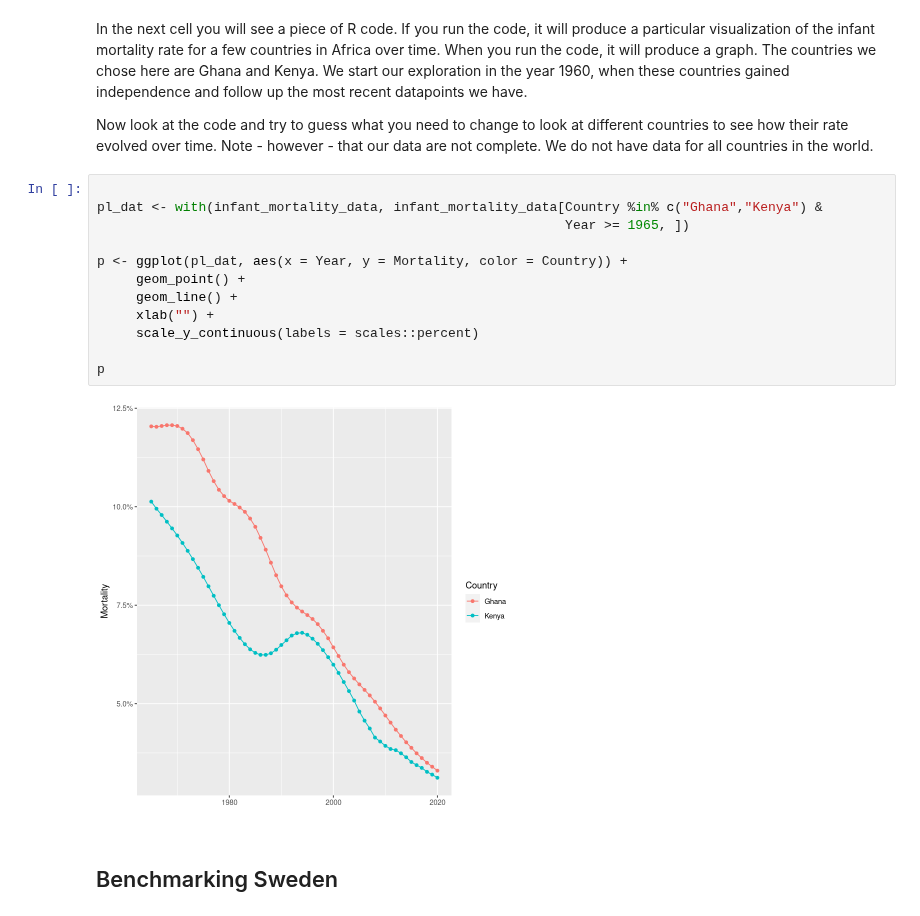
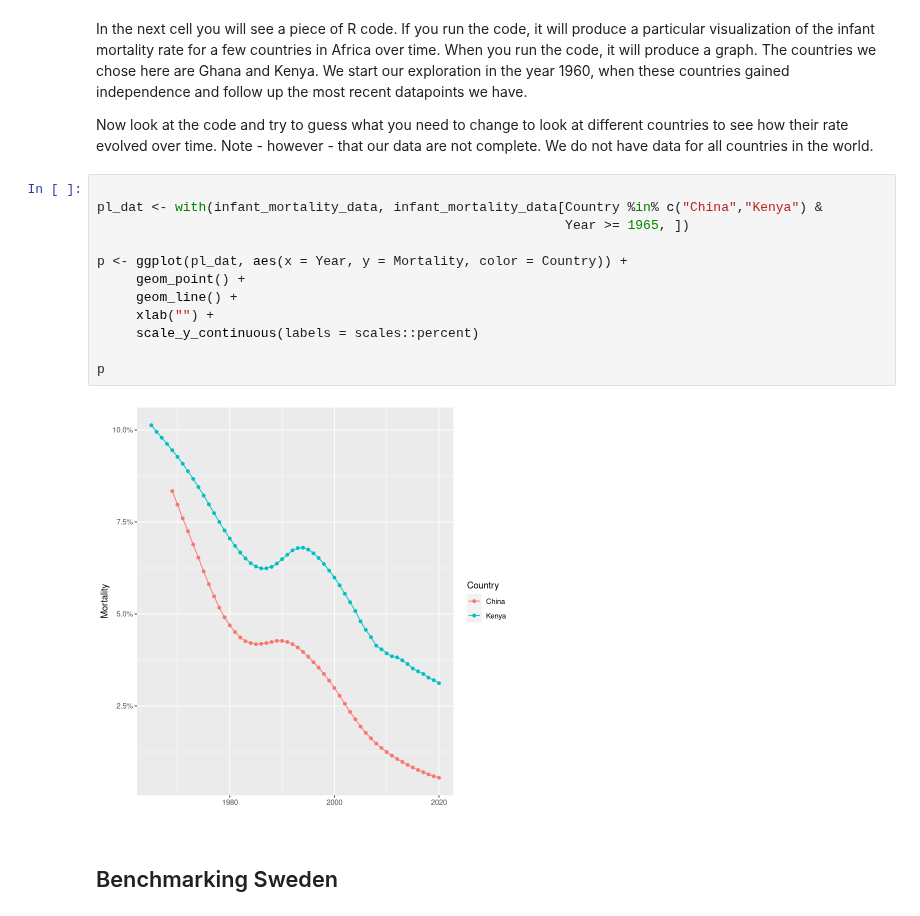
Before and after one commit to Martin-Summer-1090/Statistics_JWL, a Jupyter notebook: notebooks/infant_mortality_global.ipynb, the cells around one changed output. Cells and saved outputs as stored; diff of their text form.

```diff
--- a/notebooks/infant_mortality_global.ipynb
+++ b/notebooks/infant_mortality_global.ipynb
@@ -21,18 +21,18 @@ Now look at the code and try to guess what you need to change to look at differe
 world.
 # %%
 
-pl_dat <- with(infant_mortality_data, infant_mortality_data[Country %in% c("Ghana","Kenya") &
+pl_dat <- with(infant_mortality_data, infant_mortality_data[Country %in% c("China","Kenya") &
                                                             Year >= 1965, ])
 
 p <- ggplot(pl_dat, aes(x = Year, y = Mortality, color = Country)) +
      geom_point() +
      geom_line() +
      xlab("") +
      scale_y_continuous(labels = scales::percent)
 
 p
 # %% [output]
-[figure, old version]
+[figure, new version]
 # %% [markdown]
 ## Benchmarking Sweden
 # %% [markdown]
```
Also changed, not shown: 53 other files.
